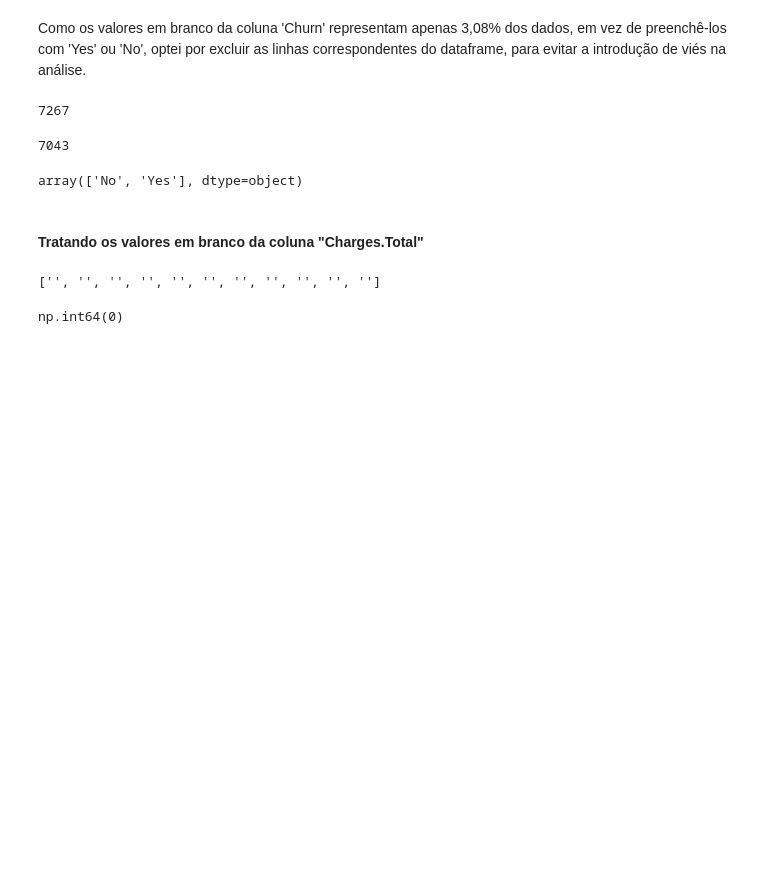
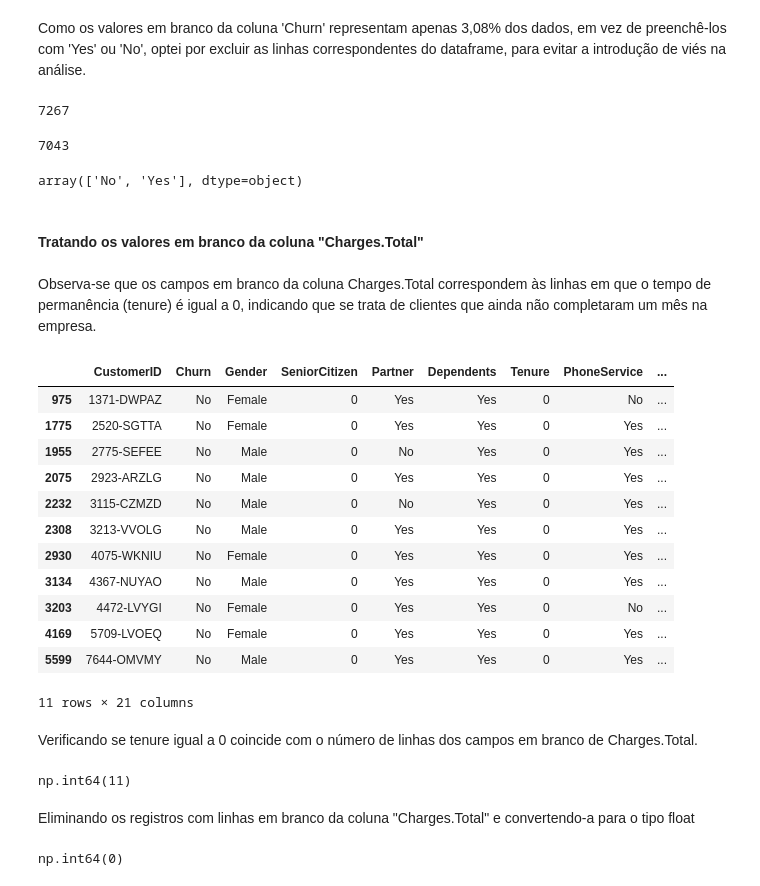
Before and after one commit to RavyBomfim/Telecom-X-ETL, a Jupyter notebook: TelecomX_ETL.ipynb, the cells around one changed output. Drawn from its saved outputs; the diff is of its cells as text; code cells hidden in the pictures; blank space fills up the shorter version.

```diff
--- a/TelecomX_ETL.ipynb
+++ b/TelecomX_ETL.ipynb
@@ -216,8 +216,30 @@ data['Churn'].unique()
 array(['No', 'Yes'], dtype=object)
 # %% [markdown]
 #### Tratando os valores em branco da coluna "Charges.Total"
+# %% [markdown]
+Observa-se que os campos em branco da coluna Charges.Total correspondem às linhas em que o tempo de permanência (tenure) é igual a 0, indicando que se trata de clientes que ainda não completaram um mês na empresa.
 # %%
-list(data.loc[data['Charges.Total'] == '', 'Charges.Total'])
+data[data['Charges.Total'] == '']
 # %% [output]
+|  | CustomerID | Churn | Gender | SeniorCitizen | Partner | Dependents | Tenure | PhoneService | ... |
+| 975 | 1371-DWPAZ | No | Female | 0 | Yes | Yes | 0 | No | ... |
+| 1775 | 2520-SGTTA | No | Female | 0 | Yes | Yes | 0 | Yes | ... |
+| 1955 | 2775-SEFEE | No | Male | 0 | No | Yes | 0 | Yes | ... |
+| 2075 | 2923-ARZLG | No | Male | 0 | Yes | Yes | 0 | Yes | ... |
+| 2232 | 3115-CZMZD | No | Male | 0 | No | Yes | 0 | Yes | ... |
+| 2308 | 3213-VVOLG | No | Male | 0 | Yes | Yes | 0 | Yes | ... |
+| 2930 | 4075-WKNIU | No | Female | 0 | Yes | Yes | 0 | Yes | ... |
+| 3134 | 4367-NUYAO | No | Male | 0 | Yes | Yes | 0 | Yes | ... |
+| 3203 | 4472-LVYGI | No | Female | 0 | Yes | Yes | 0 | No | ... |
+| 4169 | 5709-LVOEQ | No | Female | 0 | Yes | Yes | 0 | Yes | ... |
+| 5599 | 7644-OMVMY | No | Male | 0 | Yes | Yes | 0 | Yes | ... |
-['', '', '', '', '', '', '', '', '', '', '']
+11 rows × 21 columns
+# %% [markdown]
+Verificando se tenure igual a 0 coincide com o número de linhas dos campos em branco de Charges.Total.
+# %%
+(data['Tenure'] == 0).sum()
+# %% [output]
+np.int64(11)
+# %% [markdown]
+Eliminando os registros com linhas em branco da coluna "Charges.Total" e convertendo-a para o tipo float
 # %%
```
Also changed, not shown: parts of 26 cells of this notebook.
